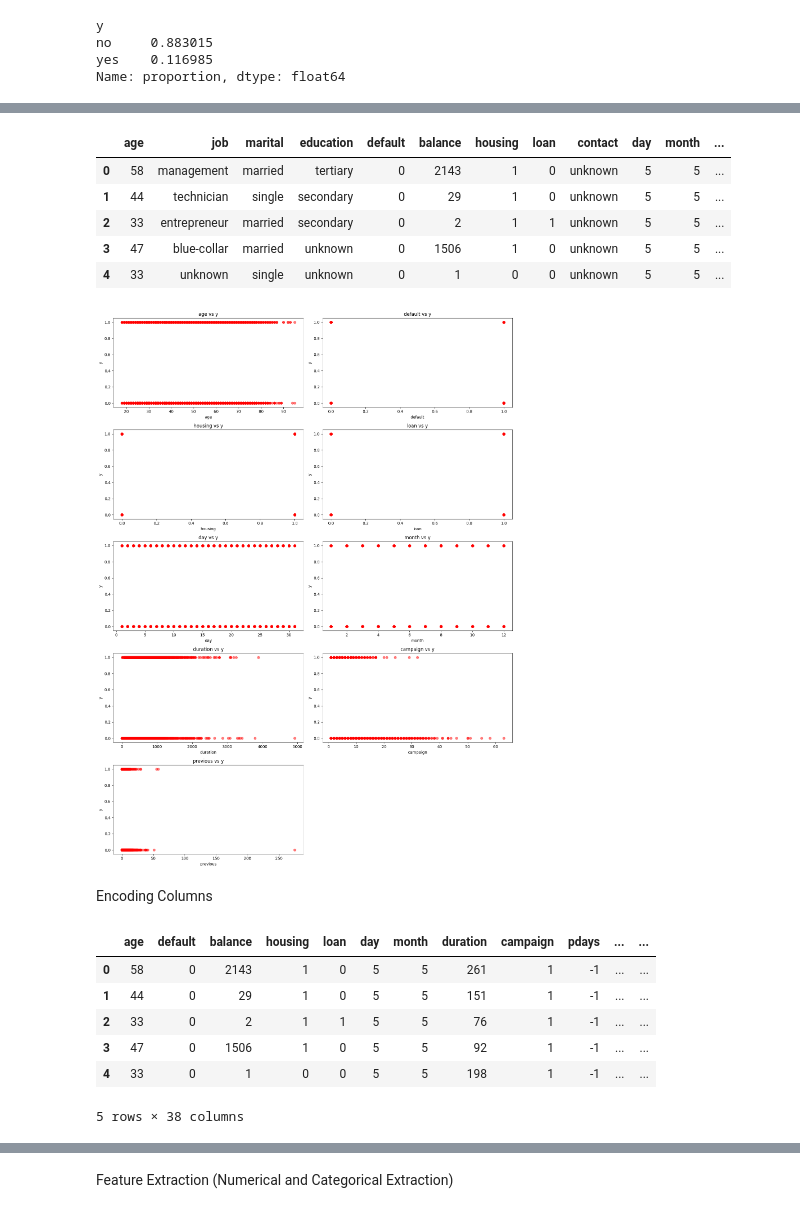
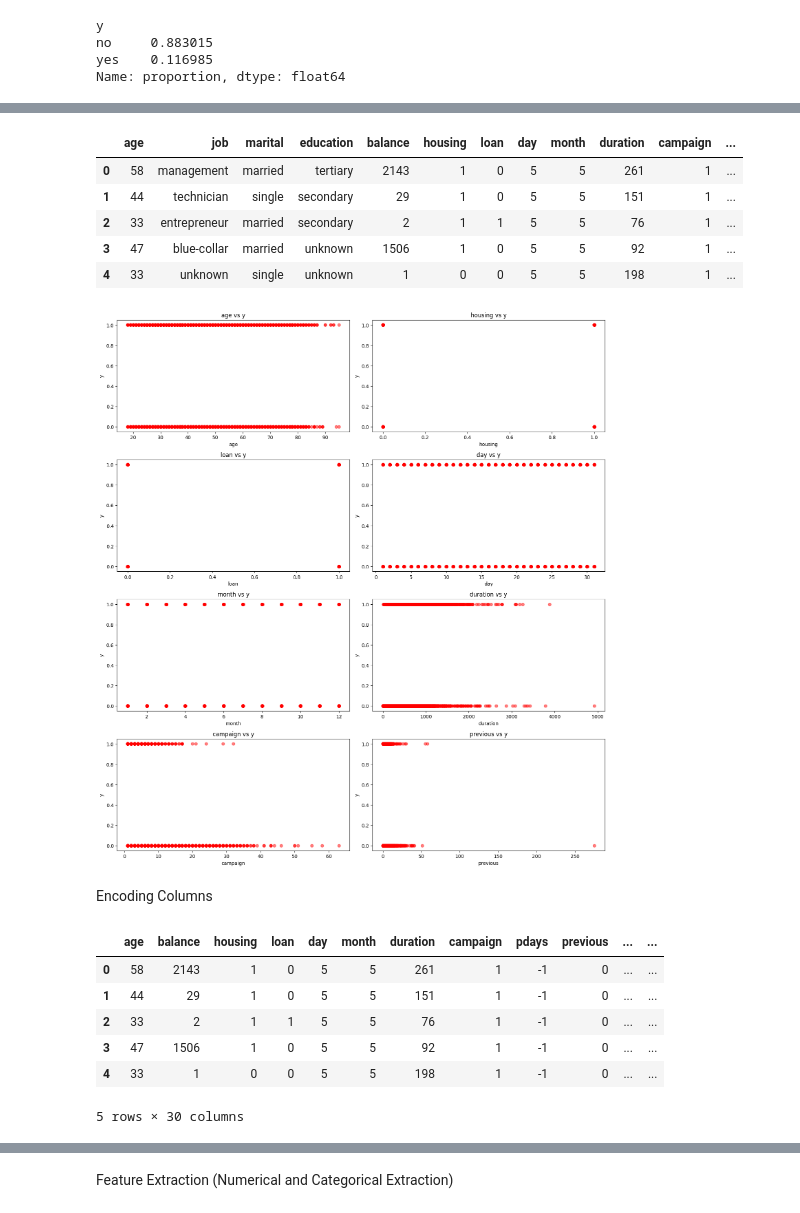
Before and after one commit to llawlaw23/Data-Analytics-Pathway-Assessment, a Jupyter notebook: Bank Data Analysis.ipynb, the cells around one changed output, grey strips where cells are left out. Drawn from its saved outputs; the diff is of its cells as text; code cells hidden in the pictures.

Commit message:
Updated Data

```diff
--- a/Bank Data Analysis.ipynb
+++ b/Bank Data Analysis.ipynb
@@ -1,10 +1,13 @@
 # %%
 # Importing necessary libraries
 import pandas as pd
-import matplotlib.pyplot as plt
+import numpy as np
+from matplotlib import pyplot as plt
+%matplotlib inline
+import matplotlib
+matplotlib.rcParams["figure.figsize"] = (20, 10)
+
 import seaborn as sns
 from collections import Counter
-from sklearn.model_selection import train_test_split
-from sklearn.linear_model import LogisticRegression
 from sklearn.metrics import classification_report, confusion_matrix
 import joblib
@@ -53,0 +46,3 @@ law.describe()
+# %%
+law_new = law.drop(["default", "contact", "poutcome"], axis = "columns")
+law_new.head()
@@ -141,32 +159,32 @@ law
 # %%
 # Changing Yes and No to 1 and 0 (Where Yes is 1 and No is 0)
-yes_no_columns = law.columns[law.isin(["yes", "no"]).any()]
-law[yes_no_columns] = law[yes_no_columns].applymap(lambda x: 1 if x == "yes" else (0 if x == "no" else x))
+yes_no_columns = law_new.columns[law_new.isin(["yes", "no"]).any()]
+law_new[yes_no_columns] = law_new[yes_no_columns].applymap(lambda x: 1 if x == "yes" else (0 if x == "no" else x))
 # %%
-law.head()
+law_new.head()
 # %% [output]
-|  | age | job | marital | education | default | balance | housing | loan | contact | day | month | ... |
-| 0 | 58 | management | married | tertiary | 0 | 2143 | 1 | 0 | unknown | 5 | 5 | ... |
-| 1 | 44 | technician | single | secondary | 0 | 29 | 1 | 0 | unknown | 5 | 5 | ... |
-| 2 | 33 | entrepreneur | married | secondary | 0 | 2 | 1 | 1 | unknown | 5 | 5 | ... |
-| 3 | 47 | blue-collar | married | unknown | 0 | 1506 | 1 | 0 | unknown | 5 | 5 | ... |
-| 4 | 33 | unknown | single | unknown | 0 | 1 | 0 | 0 | unknown | 5 | 5 | ... |
+|  | age | job | marital | education | balance | housing | loan | day | month | duration | campaign | ... |
+| 0 | 58 | management | married | tertiary | 2143 | 1 | 0 | 5 | 5 | 261 | 1 | ... |
+| 1 | 44 | technician | single | secondary | 29 | 1 | 0 | 5 | 5 | 151 | 1 | ... |
+| 2 | 33 | entrepreneur | married | secondary | 2 | 1 | 1 | 5 | 5 | 76 | 1 | ... |
+| 3 | 47 | blue-collar | married | unknown | 1506 | 1 | 0 | 5 | 5 | 92 | 1 | ... |
+| 4 | 33 | unknown | single | unknown | 1 | 0 | 0 | 5 | 5 | 198 | 1 | ... |
 # %%
-P_values = ["age", "default", "housing", "loan", "day", "month", "duration", "campaign", "previous"]
+P_values = ["age", "housing", "loan", "day", "month", "duration", "campaign", "previous"]
 plt.figure(figsize=(15, 20))
 for i, P_values in enumerate(P_values):
     plt.subplot(5, 2, i + 1)
-    if law[P_values].dtype == "object":
-        sns.stripplot(x = P_values, y="y", data = law, jitter=True, alpha=0.6)
+    if law_new[P_values].dtype == "object":
+        sns.stripplot(x = P_values, y="y", data = law_new, jitter=True, alpha=0.6)
     else:
-        plt.scatter(law[P_values], law["y"], alpha = 0.5, color = "red")
+        plt.scatter(law_new[P_values], law_new["y"], alpha = 0.5, color = "red")
         plt.xlabel(P_values)
         plt.ylabel("y")
         plt.title(f"{P_values} vs y")
 
 plt.tight_layout()
 plt.show()
 # %% [output]
-[figure, old version]
+[figure, new version]
 # %% [markdown]
 Encoding Columns
@@ -177,11 +193,11 @@ law[law.select_dtypes(include = "bool").columns] = law[law.select_dtypes(include
 # %%
-law.head()
+law_new.head()
 # %% [output]
-|  | age | default | balance | housing | loan | day | month | duration | campaign | pdays | ... | ... |
-| 0 | 58 | 0 | 2143 | 1 | 0 | 5 | 5 | 261 | 1 | -1 | ... | ... |
-| 1 | 44 | 0 | 29 | 1 | 0 | 5 | 5 | 151 | 1 | -1 | ... | ... |
-| 2 | 33 | 0 | 2 | 1 | 1 | 5 | 5 | 76 | 1 | -1 | ... | ... |
-| 3 | 47 | 0 | 1506 | 1 | 0 | 5 | 5 | 92 | 1 | -1 | ... | ... |
-| 4 | 33 | 0 | 1 | 0 | 0 | 5 | 5 | 198 | 1 | -1 | ... | ... |
+|  | age | balance | housing | loan | day | month | duration | campaign | pdays | previous | ... | ... |
+| 0 | 58 | 2143 | 1 | 0 | 5 | 5 | 261 | 1 | -1 | 0 | ... | ... |
+| 1 | 44 | 29 | 1 | 0 | 5 | 5 | 151 | 1 | -1 | 0 | ... | ... |
+| 2 | 33 | 2 | 1 | 1 | 5 | 5 | 76 | 1 | -1 | 0 | ... | ... |
+| 3 | 47 | 1506 | 1 | 0 | 5 | 5 | 92 | 1 | -1 | 0 | ... | ... |
+| 4 | 33 | 1 | 0 | 0 | 5 | 5 | 198 | 1 | -1 | 0 | ... | ... |
-5 rows × 38 columns
+5 rows × 30 columns
 # %%
```
Also changed, not shown: parts of 38 cells of this notebook, 2 other files.
